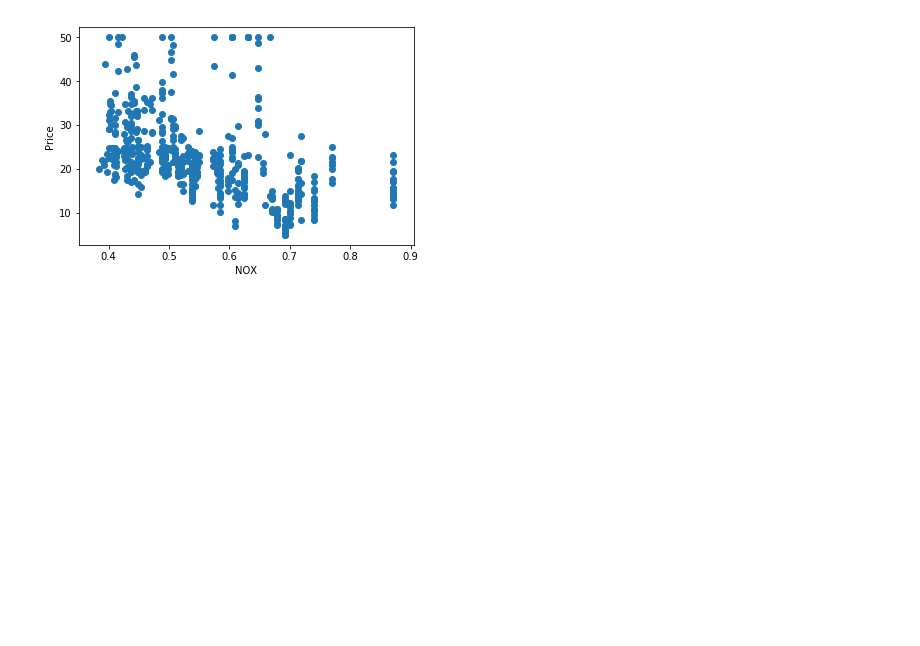
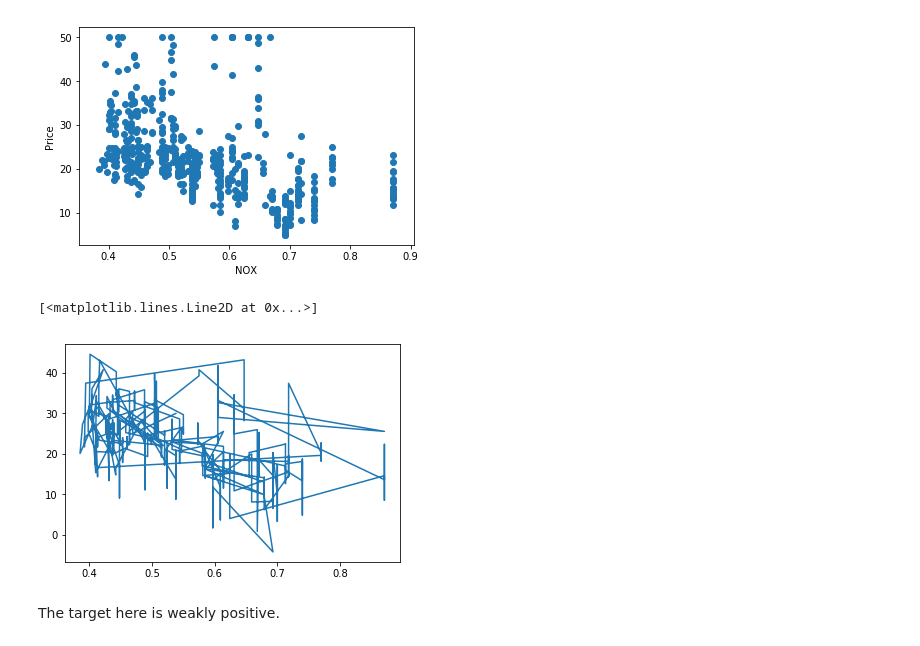
Before and after one commit to pite2019/pite2019s-t3-g1-MafaldaPLuz, a Jupyter notebook: PITE-substitute-task.ipynb, the cells around one changed output. Saved outputs shown, nothing was run; the diff lists cells and outputs as text; code cells hidden in the pictures; blank space fills up the shorter version.

```diff
--- a/PITE-substitute-task.ipynb
+++ b/PITE-substitute-task.ipynb
@@ -67,3 +74,10 @@ plt.ylabel('Price')
 # %% [output]
 Text(0,0.5,'Price')
 [figure]
+# %%
+plt.plot(Z,predicted)
+# %% [output]
+[<matplotlib.lines.Line2D at 0x...>]
+[figure, added]
+# %% [markdown]
+The target here is weakly positive.
```
Also changed, not shown: parts of 5 cells of this notebook.
